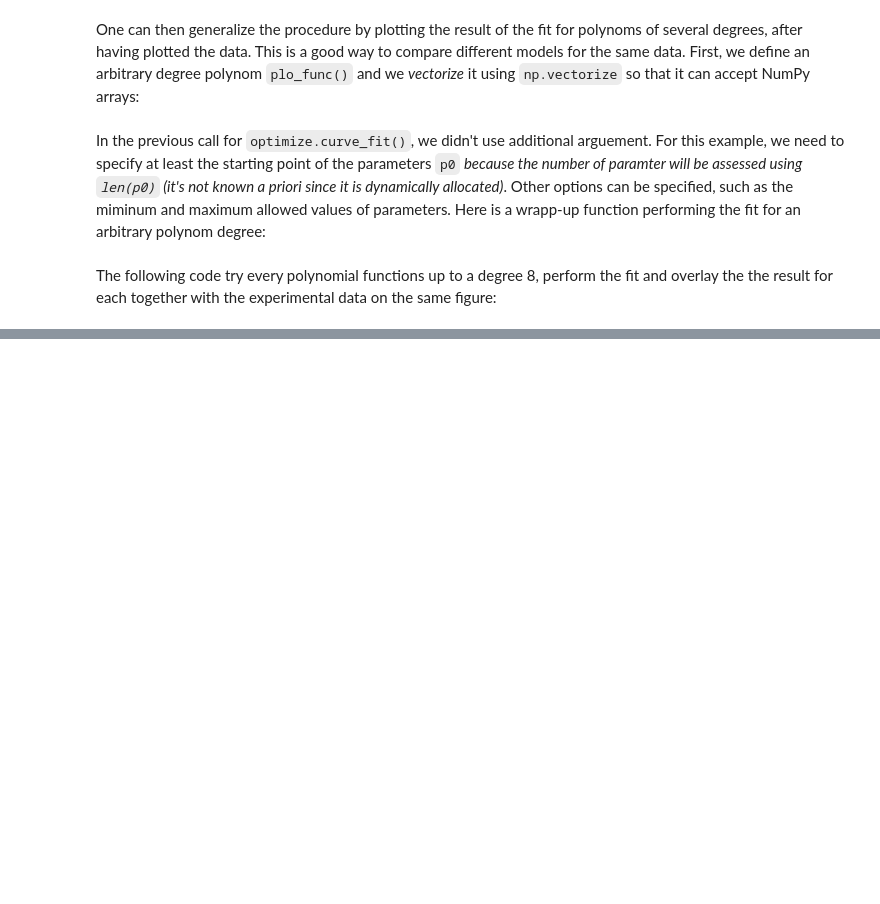
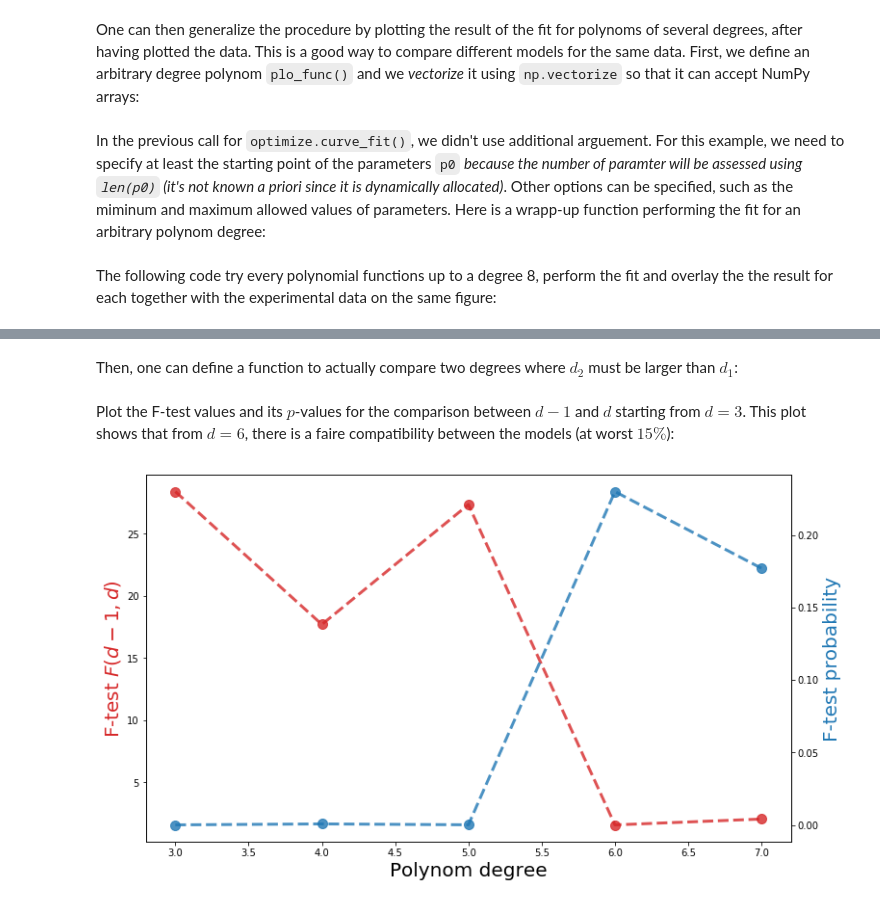
Before and after one commit to MLatCezeaux/intro_numpy, a Jupyter notebook: lecture/1-NumpyIntroduction.ipynb, the cells around one changed output, grey strips where cells are left out. Saved outputs shown, nothing was run; the diff lists cells and outputs as text; code cells hidden in the pictures; blank space fills up the shorter version.

```diff
--- a/lecture/1-NumpyIntroduction.ipynb
+++ b/lecture/1-NumpyIntroduction.ipynb
@@ -658,0 +688,47 @@ plt.xlabel('Degree');
+# %% [markdown]
+Then, one can define a function to actually compare two degrees where $d_2$ must be larger than $d_1$:
+# %%
+def compare_pol_pq(d1, d2):
+
+    # Sanity checks
+    if d1 not in degree or d2 not in degree:
+        raise NameError('Degree no supported')
+    if d2<d1:
+        d2, d1 = d1, d2
+
+    # Extract M1 and M2 numbers
+    RSS1, p1 = RSS[d1], d1+1
+    RSS2, p2 = RSS[d2], d2+1
+
+    # F-value
+    Fval = (RSS1-RSS2)/(p2-p1) * (Npoints-p2)/RSS2
+
+    # p-value
+    pval = 1-stats.f.cdf(x=Fval, dfn=p2-p1, dfd=Npoints-p2)
+
+    return Fval, pval
+# %% [markdown]
+Plot the F-test values and its $p$-values for the comparison between $d-1$ and $d$ starting from $d=3$. This plot shows that from $d=6$, there is a faire compatibility between the models (at worst $15\%$):
+# %%
+# Computing F-test comparisons starting from degree=4
+dmin, compare = 3, compare_pol_pq
+dinf, dsup = np.arange(dmin-1, 8), np.arange(dmin, 8)
+result = np.array([compare(d1, d2) for d1, d2 in zip(dinf, dsup)])
+Ftest, pval = result[:, 0], result[:, 1]
+
+# Plotting figure and syle the results
+fig, ax1 = plt.subplots(figsize=(12,7))
+ax1.set_xlabel('Polynom degree', fontsize=20)
+style = {'marker': 'o', 'markersize': 10, 'alpha': 0.8,
+         'linestyle': '--', 'linewidth': 3}
+
+# Plot of F-test values
+ax1.plot(dsup, Ftest, color='tab:red', **style)
+ax1.set_ylabel('F-test $F(d-1,d)$', color='tab:red', fontsize=20);
+
+# Plot of p-values
+ax2 = ax1.twinx()
+ax2.plot(dsup, pval, color='tab:blue', **style)
+ax2.set_ylabel('F-test probability', color='tab:blue', fontsize=20);
+# %% [output]
+[figure, added]
```
Also changed, not shown: parts of 34 cells of this notebook, 1 other file.
